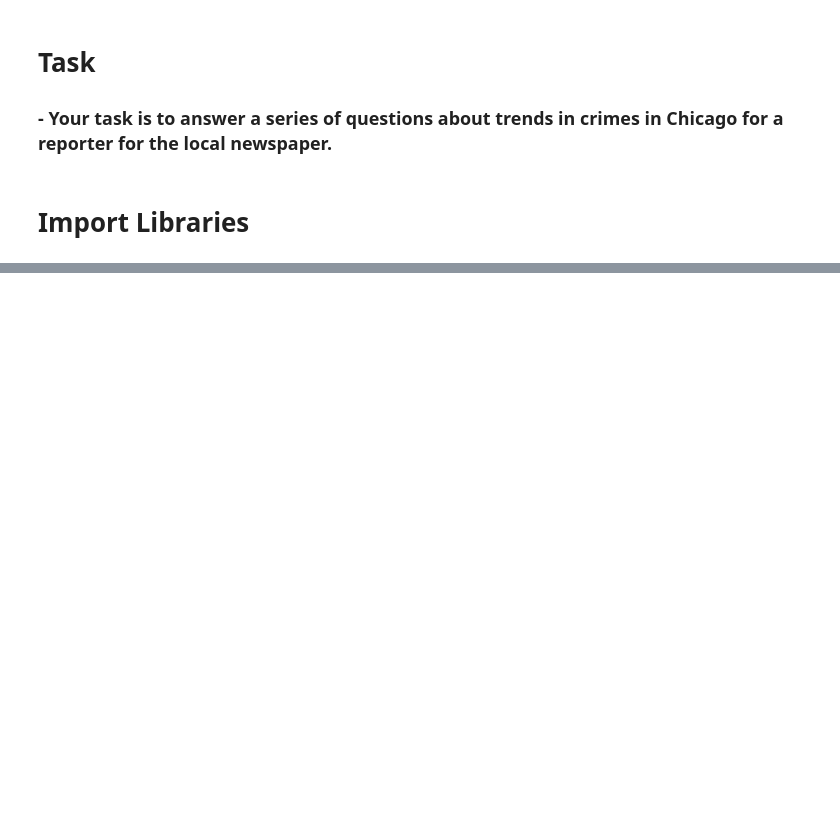
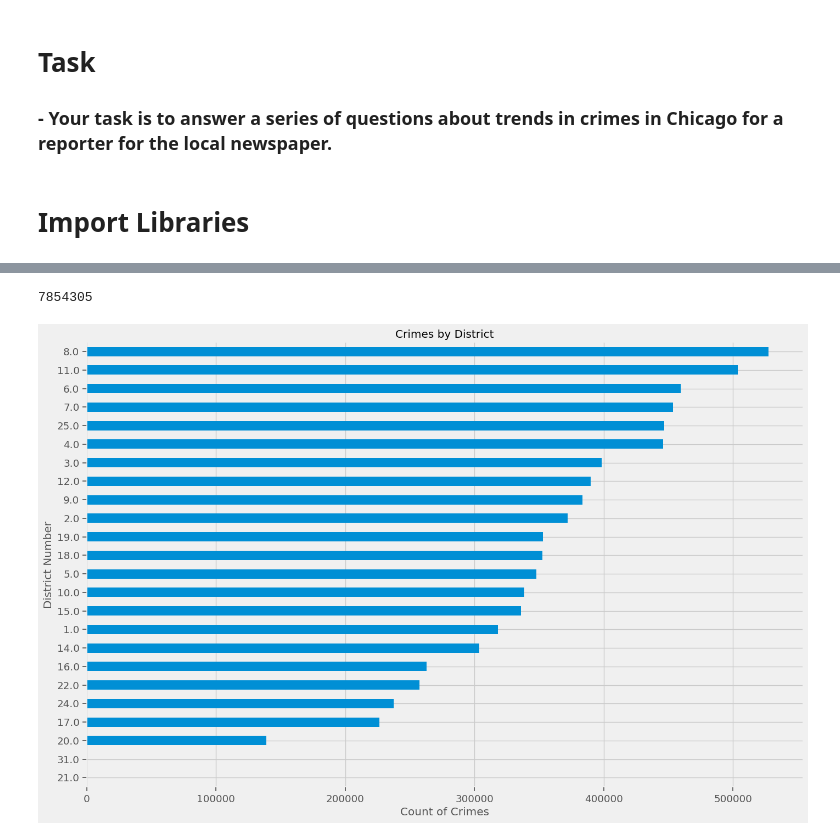
Before and after one commit to tjbingamon/Project-4---Chicago-Crime-Data, a Jupyter notebook: Project 4 Part 1.ipynb, the cells around one changed output, grey strips where cells are left out. Cells and saved outputs as stored; diff of their text form; code cells hidden in the pictures; blank space fills up the shorter version.

```diff
--- a/Project 4 Part 1.ipynb
+++ b/Project 4 Part 1.ipynb
@@ -41,0 +146,4 @@ plt.rcParams['savefig.bbox'] = 'tight'
+# %%
+# drop unnecessary columns
+df.drop(columns=['Latitude', 'Longitude', 'Date'], inplace=True)
+df.head(2)
@@ -41,0 +178,5 @@ plt.rcParams['savefig.bbox'] = 'tight'
+# %%
+no_crime = df['Primary Type'].str.startswith('NON')
+# %%
+df_copy = df[~no_crime]
+df_copy
@@ -41,0 +203,5 @@ plt.rcParams['savefig.bbox'] = 'tight'
+# %%
+# display counts of districts
+
+graph = df_copy['District'].value_counts().sort_values()
+graph
@@ -41,0 +226,14 @@ plt.rcParams['savefig.bbox'] = 'tight'
+# %%
+# get sum of values
+graph.values.sum()
+# %% [output]
+7854305
+# %%
+fig, ax = plt.subplots(figsize=(15, 10))
+graph.plot(kind='barh')
+
+plt.xlabel('Count of Crimes')
+plt.ylabel('District Number')
+plt.title('Crimes by District');
+# %% [output]
+[figure, added]
```
Also changed, not shown: parts of 43 cells of this notebook.
